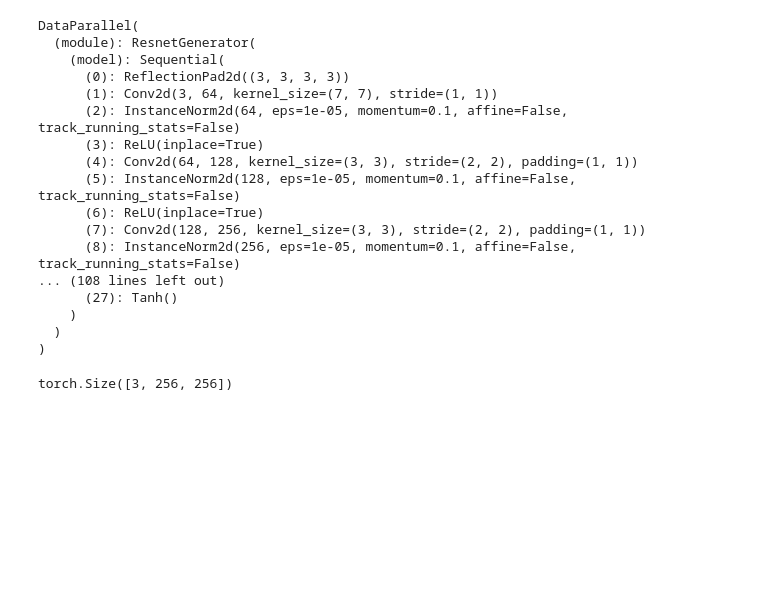
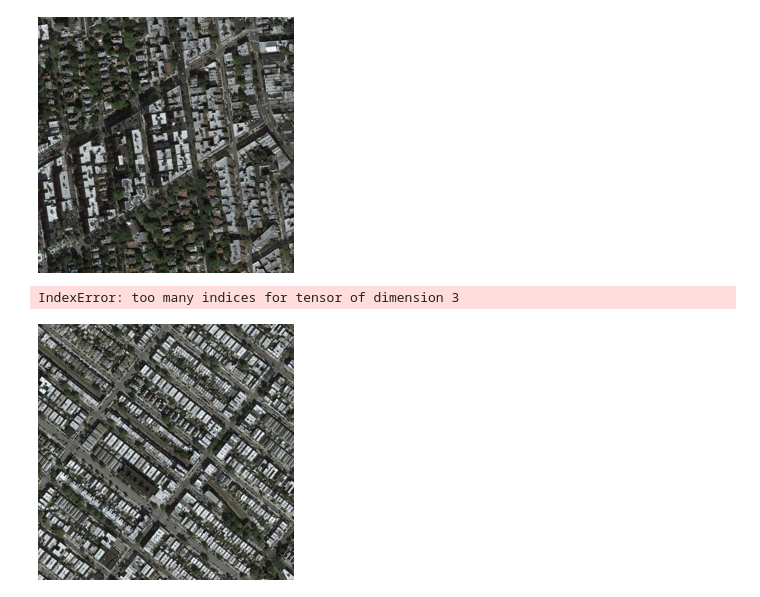
Before and after one commit to Chenyh368/GenerativeModel, a Jupyter notebook: Notebook/experiment.ipynb, the cells around one changed output. Drawn from its saved outputs; the diff is of its cells as text; code cells hidden in the pictures; blank space fills up the shorter version.

```diff
--- a/Notebook/experiment.ipynb
+++ b/Notebook/experiment.ipynb
@@ -14,9 +14,10 @@ opt = TestOptions(parser).parse()
 manager.setup(opt, third_party_tools=('tensorboard',))
 # hard-code some parameters for test
 opt.num_threads = 0   # test code only supports num_threads = 0
-opt.batch_size = 1    # test code only supports batch_size = 1
 opt.serial_batches = True  # disable data shuffling; comment this line if results on randomly chosen images are needed.
 opt.no_flip = True    # no flip; comment this line if results on flipped images are needed.
+opt.batch_size = 10
+opt.drop_last = True
 dataset = create_dataset(opt, manager)  # create a dataset given opt.dataset_mode and other options
 # %% [output]
 0
@@ -42,21 +47 @@ loading the model from /root/Log/GenerativeModel/CycleGAN/0/checkpoints/latest_n
 ========================
-# %%
-model.netG_A
-# %% [output]
-DataParallel(
-  (module): ResnetGenerator(
-    (model): Sequential(
-      (0): ReflectionPad2d((3, 3, 3, 3))
-      (1): Conv2d(3, 64, kernel_size=(7, 7), stride=(1, 1))
-      (2): InstanceNorm2d(64, eps=1e-05, momentum=0.1, affine=False, track_running_stats=False)
-      (3): ReLU(inplace=True)
-      (4): Conv2d(64, 128, kernel_size=(3, 3), stride=(2, 2), padding=(1, 1))
-      (5): InstanceNorm2d(128, eps=1e-05, momentum=0.1, affine=False, track_running_stats=False)
-      (6): ReLU(inplace=True)
-      (7): Conv2d(128, 256, kernel_size=(3, 3), stride=(2, 2), padding=(1, 1))
-      (8): InstanceNorm2d(256, eps=1e-05, momentum=0.1, affine=False, track_running_stats=False)
-... (108 lines left out)
-      (27): Tanh()
-    )
-  )
-)
@@ -65,4 +48,9 @@ example_data = dataset.dataset[1]
-# %%
-model.netG_A(example_data['A']).shape
-# %% [output]
-torch.Size([3, 256, 256])
+# %%
+from PIL import Image
+from utils import util
+
+img = util.tensor2im(dataset.dataset[1]['A'].unsqueeze(0))
+# %%
+Image.fromarray(img)
+# %% [output]
+[figure, added]
@@ -68,0 +69,9 @@ torch.Size([3, 256, 256])
+# %%
+img_a[0].unsqueeze(0)[:,[2,0,1],:,:]
+# %% [output]
+IndexError: too many indices for tensor of dimension 3
+# %%
+img = util.tensor2im(img_a[4].unsqueeze(0))
+Image.fromarray(img)
+# %% [output]
+[figure, added]
```
Also changed, not shown: parts of 7 cells of this notebook, 7 other files.
